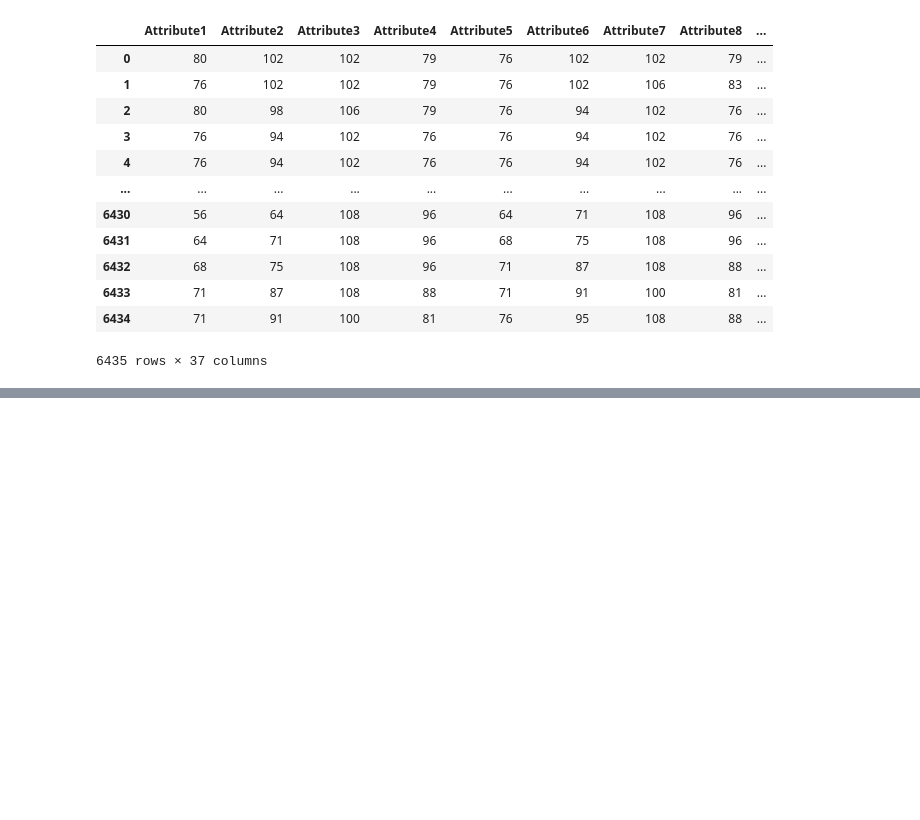
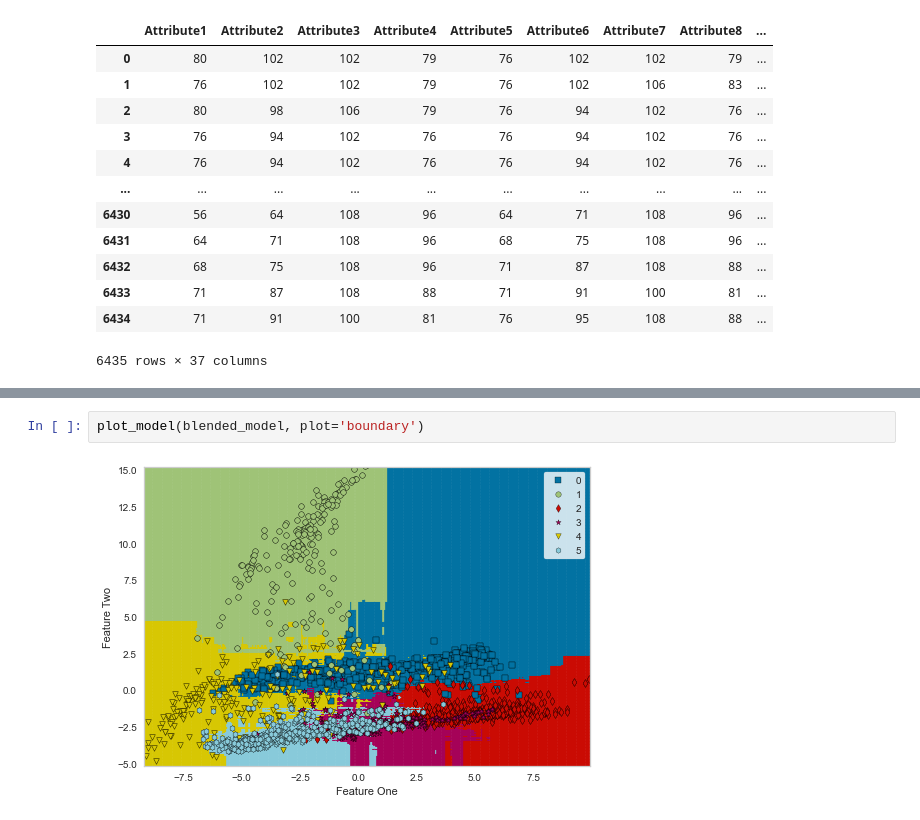
Before and after one commit to koptimizer/pycaret-korea, a Jupyter notebook: auto3ForMeeting.ipynb, the cells around one changed output, grey strips where cells are left out. Drawn from its saved outputs; the diff is of its cells as text; blank space fills up the shorter version.

```diff
--- a/auto3ForMeeting.ipynb
+++ b/auto3ForMeeting.ipynb
@@ -198,3 +222,7 @@ base_models = compare_models(n_select=3, fold=5, sort="F1")
+# %%
+plot_model(blended_model, plot='boundary')
+# %% [output]
+[figure, added]
 # %%
 automizer = automl(optimize='F1')
 automizer
```
Also changed, not shown: parts of 17 cells of this notebook.
